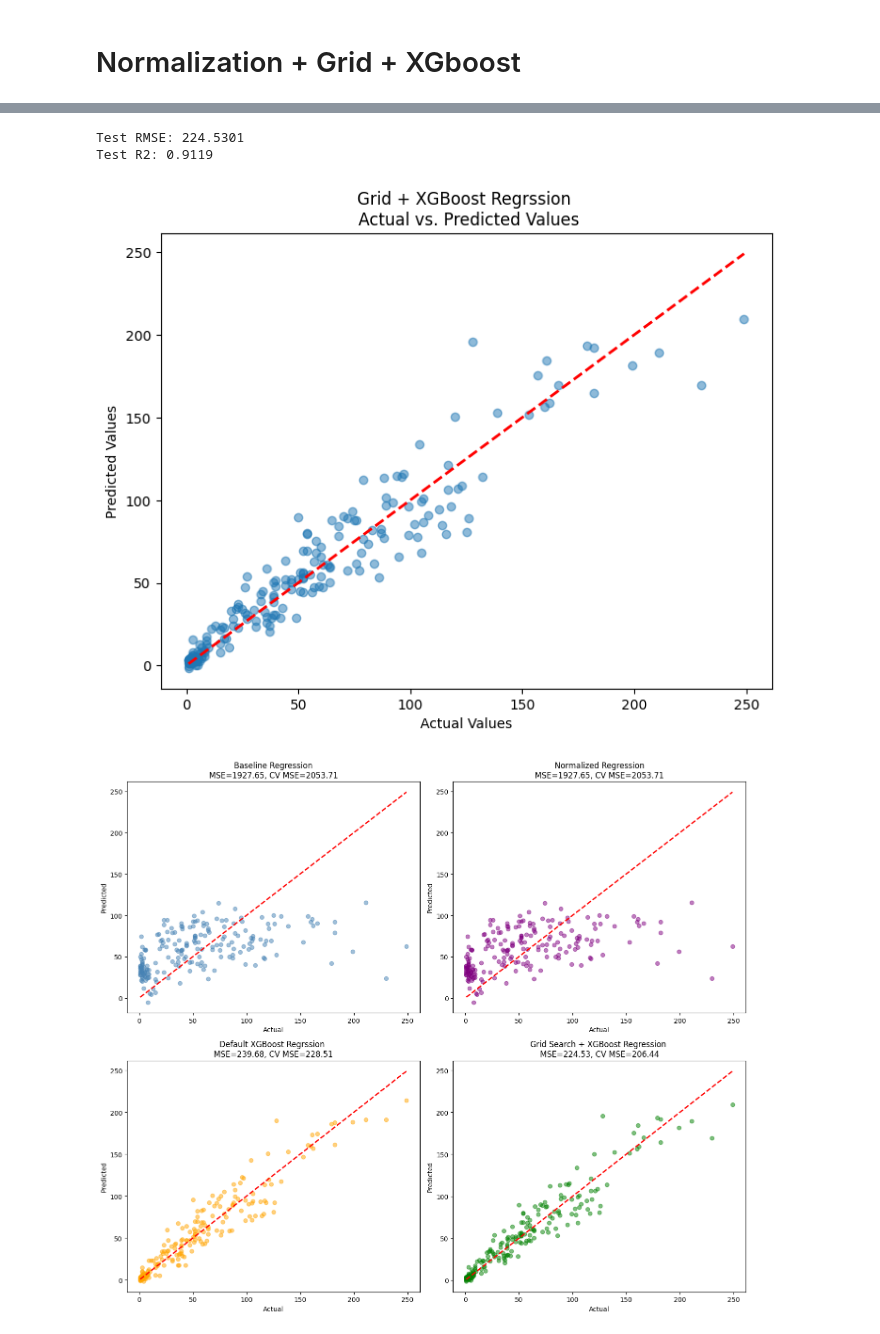
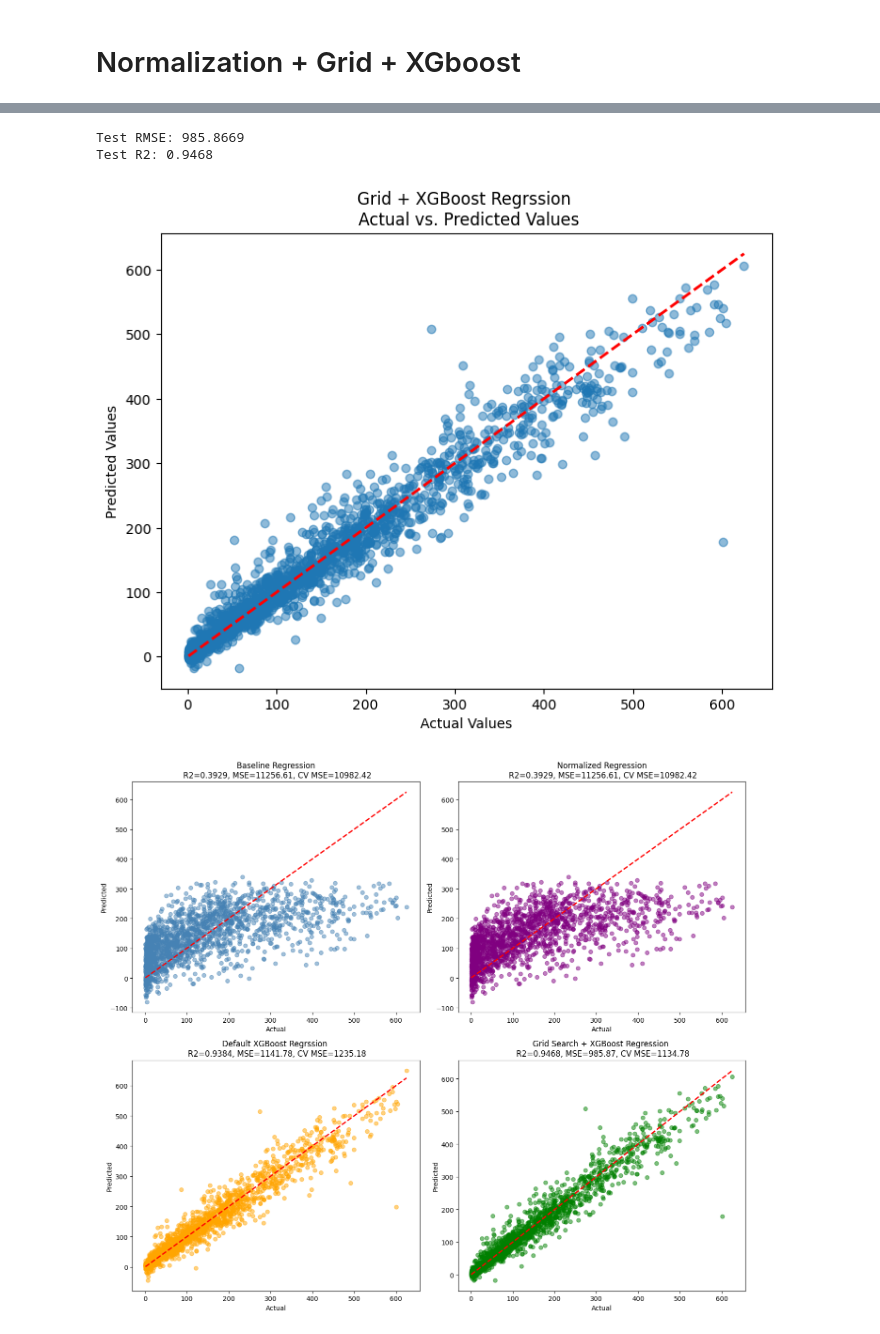
Before and after one commit to s4tlaw/KTH_AH2179, a Jupyter notebook: KTH_AH2179_asm_1_ipynb.ipynb, the cells around one changed output, grey strips where cells are left out. Saved outputs shown, nothing was run; the diff lists cells and outputs as text; code cells hidden in the pictures.

```diff
--- a/KTH_AH2179_asm_1_ipynb.ipynb
+++ b/KTH_AH2179_asm_1_ipynb.ipynb
@@ -44,5 +44,7 @@ Data columns (total 17 columns):
  16  cnt         17379 non-null  int64
 dtypes: float64(4), int64(12), object(1)
 memory usage: 2.3+ MB
-# %%
-df = df.iloc[:1000]
+# %%
+# df = df.iloc[:1000]
+df_2012 = df[df["yr"] == 1]
+df = df[df["yr"] == 0]
@@ -53,4 +63,5 @@ Target: cnt (count of total rental bikes including both casual and registered)
 
 Predictors: weather (temp, atemp, hum, windspeed, weathersit), calendar (hr, weekday, workingday, holiday, season), and yr.
 # %%
-df = df.drop(['instant', 'dteday', 'mnth', 'casual', 'registered'], axis=1)
+df = df.drop(['instant', 'dteday', 'mnth', 'casual', 'registered', 'yr'], axis=1)
+df_2012 = df_2012.drop(['instant', 'dteday', 'mnth', 'casual', 'registered', 'yr'], axis=1)
@@ -263,9 +274,9 @@ plt.plot([min(y_test), max(y_test)], [min(y_test), max(y_test)], linestyle='--',
 # Show the plot
 plt.show()
 # %% [output]
-Test RMSE: 224.5301
-Test R2: 0.9119
+Test RMSE: 985.8669
+Test R2: 0.9468
-[figure, old version]
+[figure, new version]
 # %%
 from sklearn.model_selection import cross_val_score
 
@@ -276,35 +287,35 @@ cv_mse_after = -cross_val_score(best_model, X_train_scaled, y_train, cv=5, scori
 
 # results_df = pd.DataFrame({
 #     'Model': ['Baseline Linear Regression', 'Normalized Linear Regression', 'Default XGBoost', 'Grid Search XGBoost'],
 #     'Test MSE': [mse_base, mse_norm, mse_before, mse_after],
 #     'Test R2': [r2_base, r2_norm, r2_before, r2_after],
 #     'CV MSE': [cv_mse_base, cv_mse_norm, cv_mse_before, cv_mse_after]
 # })
 # print(results_df)
 
 fig, axes = plt.subplots(2, 2, figsize=(14, 12))
 
 axes[0,0].scatter(y_test, y_pred, alpha=0.5, color='steelblue')
 axes[0,0].plot([min(y_test), max(y_test)], [min(y_test), max(y_test)], '--', color='red', lw=2)
-axes[0,0].set_title(f"Baseline Regression\nMSE={mse_base:.2f}, CV MSE={cv_mse_base:.2f}")
+axes[0,0].set_title(f"Baseline Regression\n R2={r2_base:.4f}, MSE={mse_base:.2f}, CV MSE={cv_mse_base:.2f}")
 axes[0,0].set_xlabel("Actual"); axes[0,0].set_ylabel("Predicted")
 
 axes[0,1].scatter(y_test, y_pred_norm, alpha=0.5, color='purple')
 axes[0,1].plot([min(y_test), max(y_test)], [min(y_test), max(y_test)], '--', color='red', lw=2)
-axes[0,1].set_title(f"Normalized Regression\nMSE={mse_norm:.2f}, CV MSE={cv_mse_norm:.2f}")
+axes[0,1].set_title(f"Normalized Regression\n R2={r2_norm:.4f}, MSE={mse_norm:.2f}, CV MSE={cv_mse_norm:.2f}")
 axes[0,1].set_xlabel("Actual"); axes[0,1].set_ylabel("Predicted")
 
 axes[1,0].scatter(y_test, predictions, alpha=0.5, color='orange')
 axes[1,0].plot([min(y_test), max(y_test)], [min(y_test), max(y_test)], '--', color='red', lw=2)
-axes[1,0].set_title(f"Default XGBoost Regrssion \nMSE={mse_before:.2f}, CV MSE={cv_mse_before:.2f}")
+axes[1,0].set_title(f"Default XGBoost Regrssion \n R2={r2_before:.4f}, MSE={mse_before:.2f}, CV MSE={cv_mse_before:.2f}")
 axes[1,0].set_xlabel("Actual"); axes[1,0].set_ylabel("Predicted")
 
 axes[1,1].scatter(y_test, preds, alpha=0.5, color='green')
 axes[1,1].plot([min(y_test), max(y_test)], [min(y_test), max(y_test)], '--', color='red', lw=2)
-axes[1,1].set_title(f"Grid Search + XGBoost Regression \nMSE={mse_after:.2f}, CV MSE={cv_mse_after:.2f}")
+axes[1,1].set_title(f"Grid Search + XGBoost Regression \n R2={r2_after:.4f}, MSE={mse_after:.2f}, CV MSE={cv_mse_after:.2f}")
 axes[1,1].set_xlabel("Actual"); axes[1,1].set_ylabel("Predicted")
 
 plt.tight_layout()
 plt.show()
 # %% [output]
-[figure, old version]
+[figure, new version]
```
Also changed, not shown: parts of 19 cells of this notebook.
